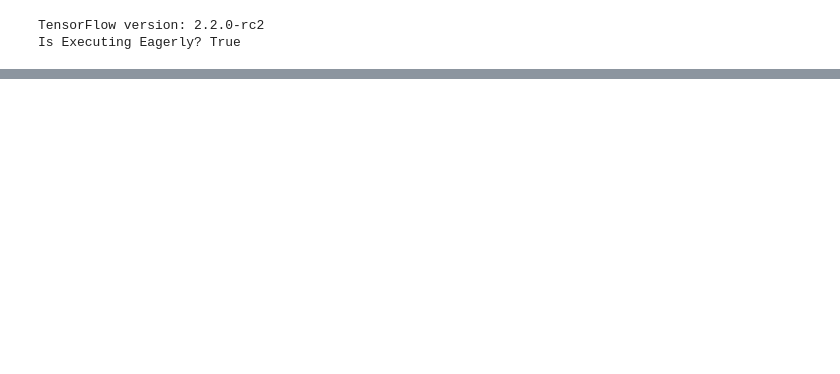
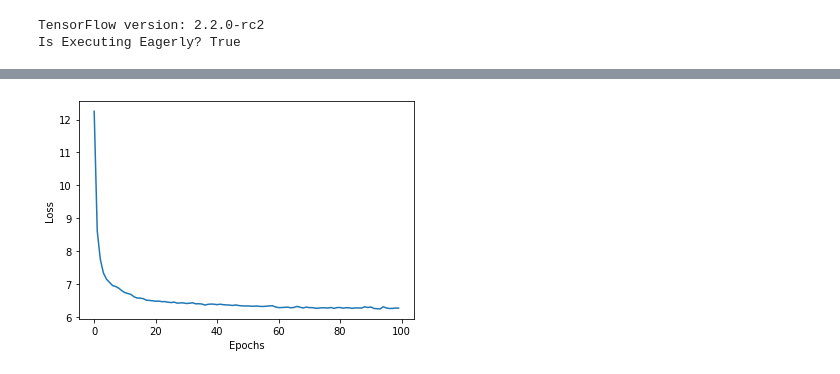
Before and after one commit to Anish-AV/Autoencoder, a Jupyter notebook: Autoencoder.ipynb, the cells around one changed output, grey strips where cells are left out. Saved outputs shown, nothing was run; the diff lists cells and outputs as text; code cells hidden in the pictures; blank space fills up the shorter version.

```diff
--- a/Autoencoder.ipynb
+++ b/Autoencoder.ipynb
@@ -141,0 +256,97 @@ Epoch 20/20. Loss: 4.191725254058838
+# %%
+class Encoder(tf.keras.layers.Layer):
+    def __init__(self, intermediate_dim):
+        super(Encoder, self).__init__()
+        self.hidden_layer1 = tf.keras.layers.Dense(units=intermediate_dim, activation=tf.nn.relu)
+        self.hidden_layer2 = tf.keras.layers.Dense(units=intermediate_dim, activation=tf.nn.relu)
+        self.output_layer = tf.keras.layers.Dense(units=intermediate_dim, activation=tf.nn.relu)
+
+    def call(self, input_features):
+
+        activation1 = self.hidden_layer1(input_features)
+        activation2 = self.hidden_layer2(activation1)
+        return self.output_layer(activation2)
+
+class Decoder(tf.keras.layers.Layer):
+    def __init__(self, intermediate_dim, original_dim):
+        super(Decoder, self).__init__()
+        self.hidden_layer1 = tf.keras.layers.Dense(units=intermediate_dim, activation=tf.nn.relu)
+        self.hidden_layer2 = tf.keras.layers.Dense(units=intermediate_dim, activation=tf.nn.relu)
+        self.output_layer = tf.keras.layers.Dense(units=original_dim, activation=tf.nn.relu)
+
+    def call(self, code):
+        activation1 = self.hidden_layer1(code)
+        activation2 = self.hidden_layer2(activation1)
+        return self.output_layer(activation2)
+
+class Autoencoder(tf.keras.Model):
+  def __init__(self, intermediate_dim, original_dim):
+    super(Autoencoder, self).__init__()
+    self.loss = []
+    self.encoder = Encoder(intermediate_dim=intermediate_dim)
+    self.decoder = Decoder(intermediate_dim=intermediate_dim, original_dim=original_dim)
+
+  def call(self, input_features):
+    code = self.encoder(input_features)
+    reconstructed = self.decoder(code)
+    return reconstructed
+
+def loss(preds, real):
+  return tf.reduce_mean(tf.square(tf.subtract(preds, real)))
+
+def train(loss, model, opt, original):
+  with tf.GradientTape() as tape:
+    preds = model(original)
+    reconstruction_error = loss(preds, original)
+  gradients = tape.gradient(reconstruction_error, model.trainable_variables)
+  gradient_variables = zip(gradients, model.trainable_variables)
+  opt.apply_gradients(gradient_variables)
+
+  return reconstruction_error
+
+def train_loop(model, opt, loss, dataset, epochs):
+  for epoch in range(epochs):
+    epoch_loss = 0
+    for step, batch_features in enumerate(dataset):
+      loss_values = train(loss, model, opt, batch_features)
+      epoch_loss += loss_values
+    model.loss.append(epoch_loss)
+    print('Epoch {}/{}. Loss: {}'.format(epoch + 1, epochs, epoch_loss.numpy()))
+from tensorflow.keras.datasets import mnist
+(x_train, _), (x_test, _) = mnist.load_data()
+
+x_train = x_train / 255.
+
+x_train = x_train.astype(np.float32)
+x_train = np.reshape(x_train, (x_train.shape[0], 784))
+x_test = np.reshape(x_test, (x_test.shape[0], 784))
+
+training_dataset = tf.data.Dataset.from_tensor_slices(x_train).batch(256)
+
+model = Autoencoder(intermediate_dim=32, original_dim=784)
+opt = tf.keras.optimizers.Adam(learning_rate=1e-2)
+train_loop(model, opt, loss, training_dataset, 100)
+
+plt.plot(range(100), model.loss)
+plt.xlabel('Epochs')
+plt.ylabel('Loss')
+plt.show()
+
+number = 10  # how many digits we will display
+plt.figure(figsize=(20, 4))
+for index in range(number):
+    # display original
+    ax = plt.subplot(2, number, index + 1)
+    plt.imshow(x_test[index].reshape(28, 28))
+    plt.gray()
+    ax.get_xaxis().set_visible(False)
+    ax.get_yaxis().set_visible(False)
+
+    # display reconstruction
+    ax = plt.subplot(2, number, index + 1 + number)
+    plt.imshow(model(x_test)[index].numpy().reshape(28, 28))
+    plt.gray()
+    ax.get_xaxis().set_visible(False)
+    ax.get_yaxis().set_visible(False)
+plt.show()
+# %% [output]
@@ -141,0 +370 @@ Epoch 20/20. Loss: 4.191725254058838
+[figure, added]
```
Also changed, not shown: parts of 6 cells of this notebook.
